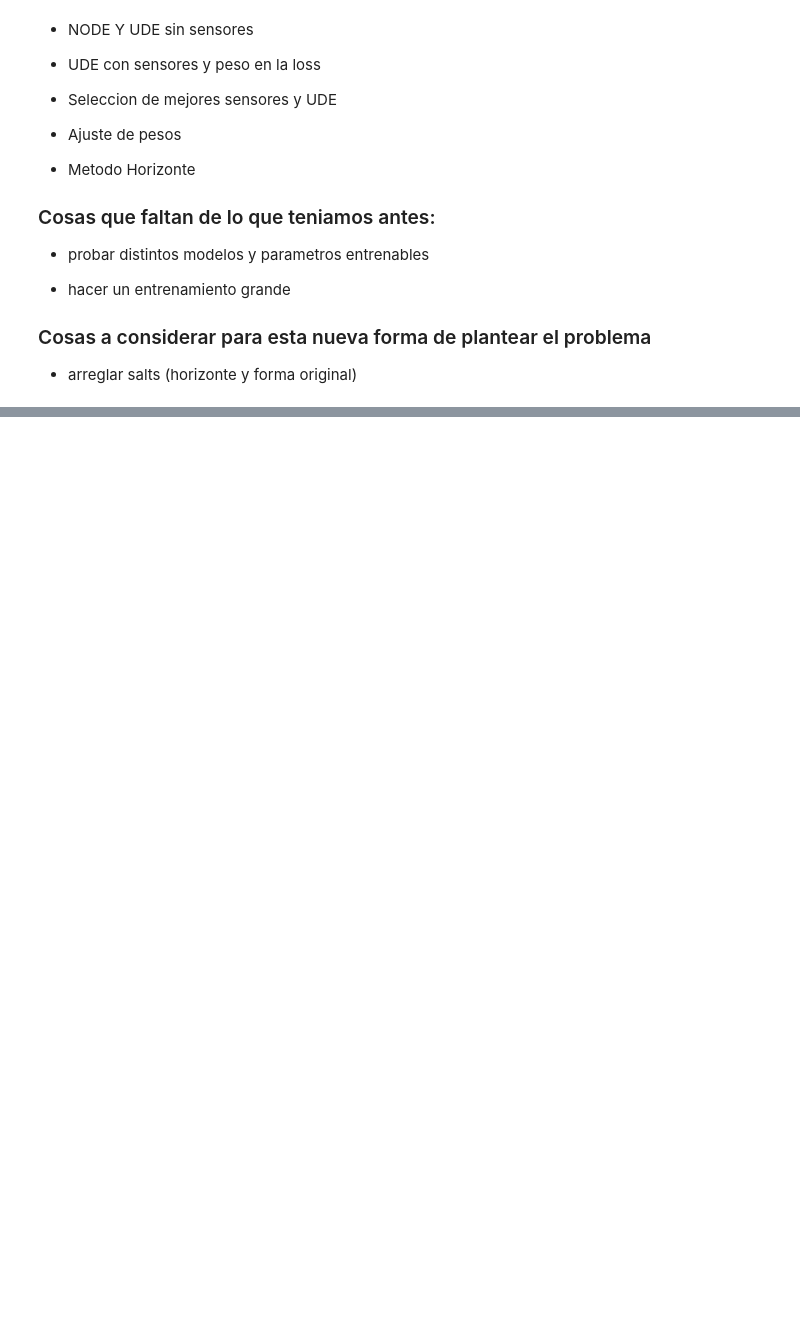
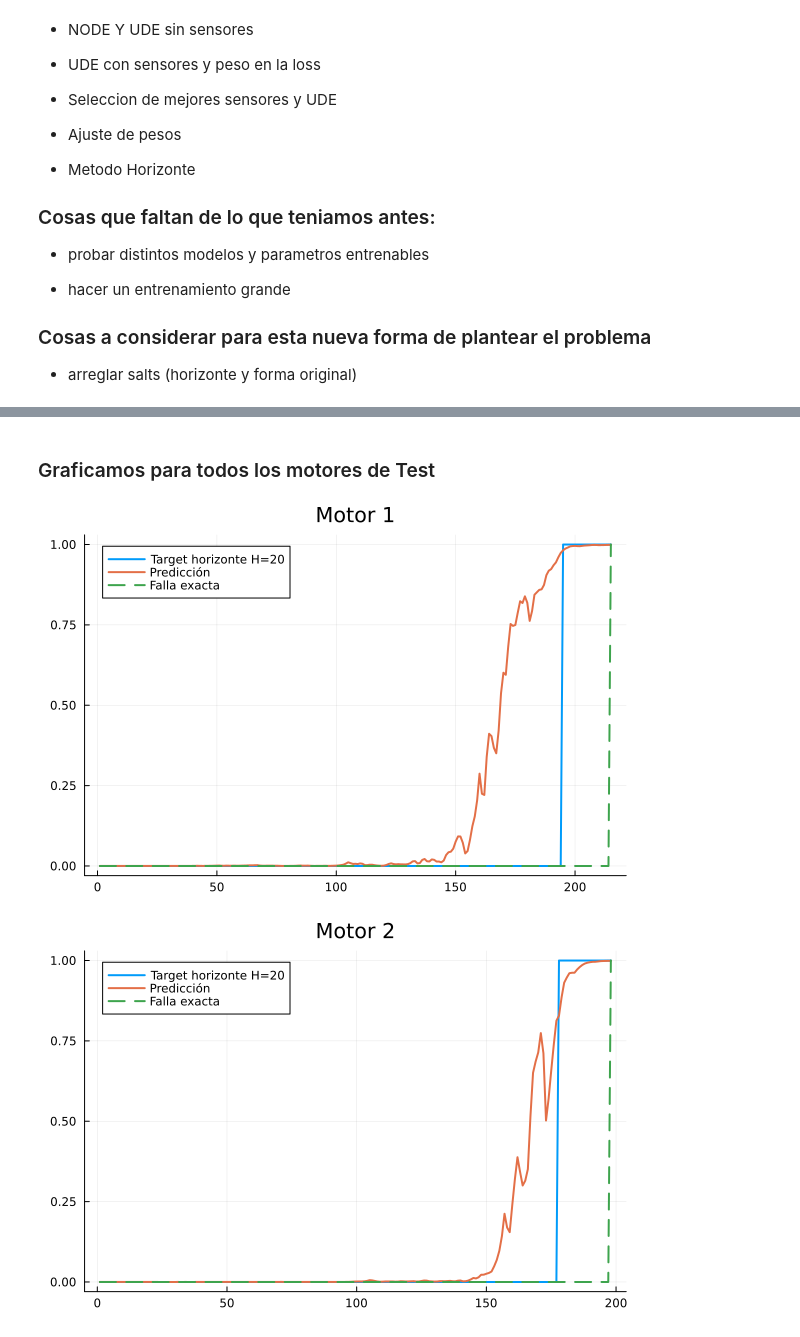
Before and after one commit to SoutoSebastian/TP-DegradacionDeMotores, a Jupyter notebook: mi_entorno/degradacion2.ipynb, the cells around one changed output, grey strips where cells are left out. Cells and saved outputs as stored; diff of their text form; code cells hidden in the pictures; blank space fills up the shorter version.

```diff
--- a/mi_entorno/degradacion2.ipynb
+++ b/mi_entorno/degradacion2.ipynb
@@ -1340,6 +1344,8 @@ Vamos a ajustar un poco los pesos
 function loss_many_sensors_adj(p, trajs, β = 0.5)
 
     total_loss = 0.0
+    ϵ = 1f-7 #el epsilon es para no evaluar log(0)
+
 
     total_points= length(trajs)
     for traj in trajs
@@ -1793,0 +1922,41 @@ pesos ajustados
+# %% [markdown]
+### Graficamos para todos los motores de Test
+# %%
+for (i, traj_plot) in enumerate(test_trajs)
+
+    pred = predict_traj_sensors(
+        p_trained_ude_sensors,
+        traj_plot
+    )
+
+    p = plot(
+        traj_plot.t,
+        traj_plot.y,
+        label = "Target horizonte H=$H",
+        linewidth = 2,
+        title = "Motor $i"
+    )
+
+    plot!(
+        p,
+        traj_plot.t,
+        pred,
+        label = "Predicción",
+        linewidth = 2
+    )
+
+    plot!(
+        p,
+        traj_plot.t,
+        traj_plot.y_exact,
+        label = "Falla exacta",
+        linewidth = 2,
+        linestyle = :dash
+    )
+
+    display(p)
+
+end
+# %% [output]
+[figure, added]
+[figure, added]
```
Also changed, not shown: parts of 29 cells of this notebook.
